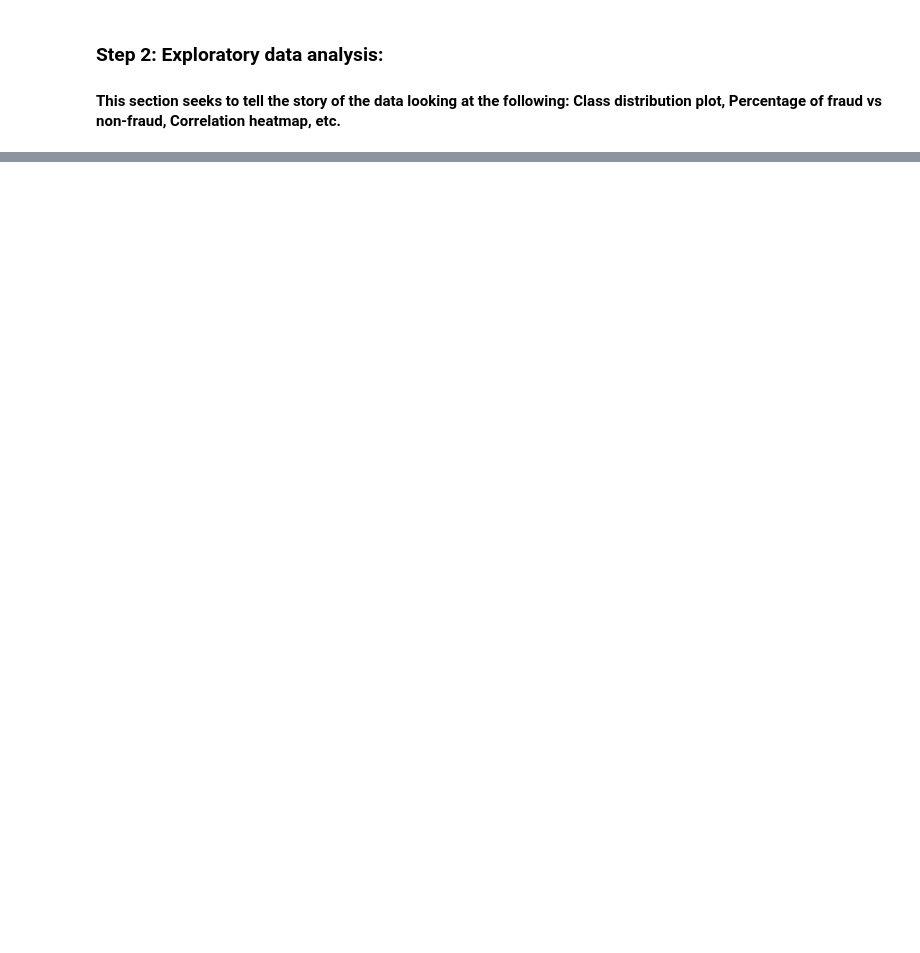
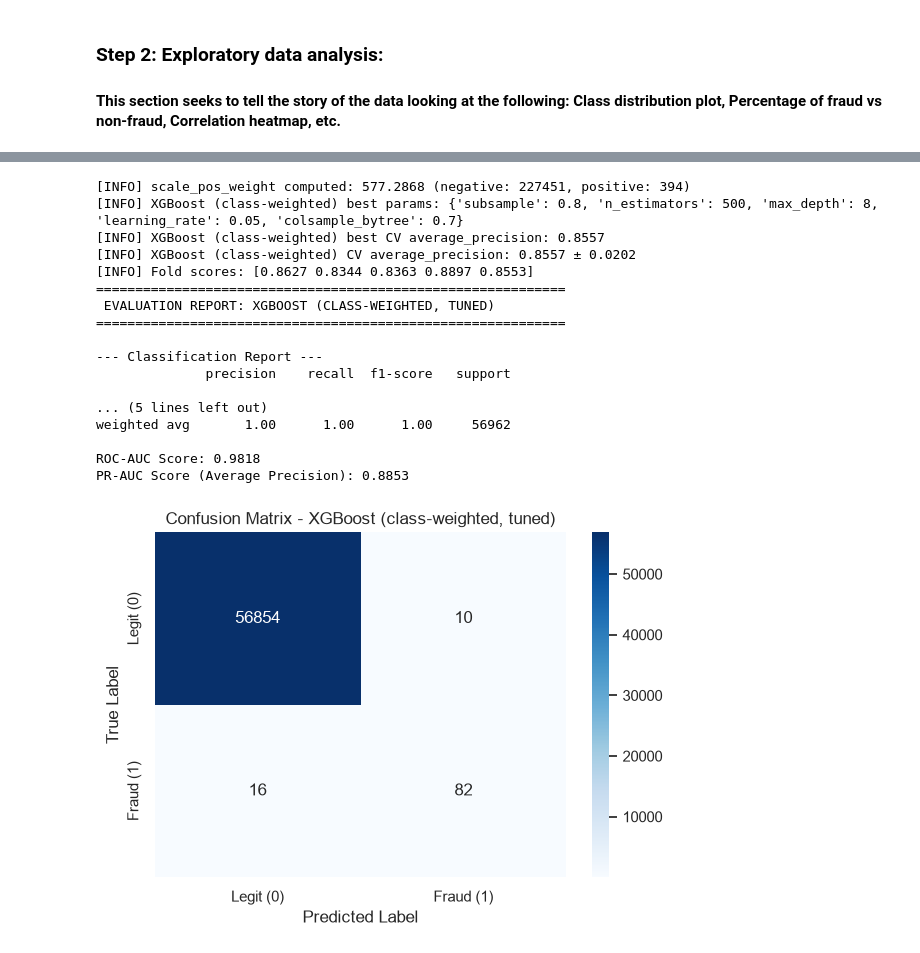
Before and after one commit to FrankObiOgbuokiri/Capstone_Fraud-detection-system, a Jupyter notebook: notebooks/fraud_training_Obioma_Ogbuokiri.ipynb, the cells around one changed output, grey strips where cells are left out. Drawn from its saved outputs; the diff is of its cells as text; code cells hidden in the pictures; blank space fills up the shorter version.

```diff
--- a/notebooks/fraud_training_Obioma_Ogbuokiri.ipynb
+++ b/notebooks/fraud_training_Obioma_Ogbuokiri.ipynb
@@ -245,0 +321,34 @@ Model and scaler saved successfully!
+# %%
+from src.train import tune_xgboost_class_weighted
+from src.evaluate import cross_validate_model, evaluate_model
+
+# Recompute if not already in memory
+scale_pos_weight_val = compute_scale_pos_weight(y_train)
+
+# Tune XGBoost (class-weighted) — the selected model from comparison
+best_xgb, xgb_params = tune_xgboost_class_weighted(X_train_scaled, y_train, scale_pos_weight_val)
+
+# Cross-validate the tuned model
+cv_xgb = cross_validate_model(best_xgb, X_train_scaled, y_train, model_name="XGBoost (class-weighted)")
+
+# Final test evaluation
+results_xgb = evaluate_model(best_xgb, X_test_scaled, y_test, "XGBoost (class-weighted, tuned)")
+# %% [output]
+[INFO] scale_pos_weight computed: 577.2868 (negative: 227451, positive: 394)
+[INFO] XGBoost (class-weighted) best params: {'subsample': 0.8, 'n_estimators': 500, 'max_depth': 8, 'learning_rate': 0.05, 'colsample_bytree': 0.7}
+[INFO] XGBoost (class-weighted) best CV average_precision: 0.8557
+[INFO] XGBoost (class-weighted) CV average_precision: 0.8557 ± 0.0202
+[INFO] Fold scores: [0.8627 0.8344 0.8363 0.8897 0.8553]
+============================================================
+ EVALUATION REPORT: XGBOOST (CLASS-WEIGHTED, TUNED)
+============================================================
+
+--- Classification Report ---
+              precision    recall  f1-score   support
+
+... (5 lines left out)
+weighted avg       1.00      1.00      1.00     56962
+
+ROC-AUC Score: 0.9818
+PR-AUC Score (Average Precision): 0.8853
+[figure, added]
```
Also changed, not shown: parts of 44 cells of this notebook, 17 other files.
